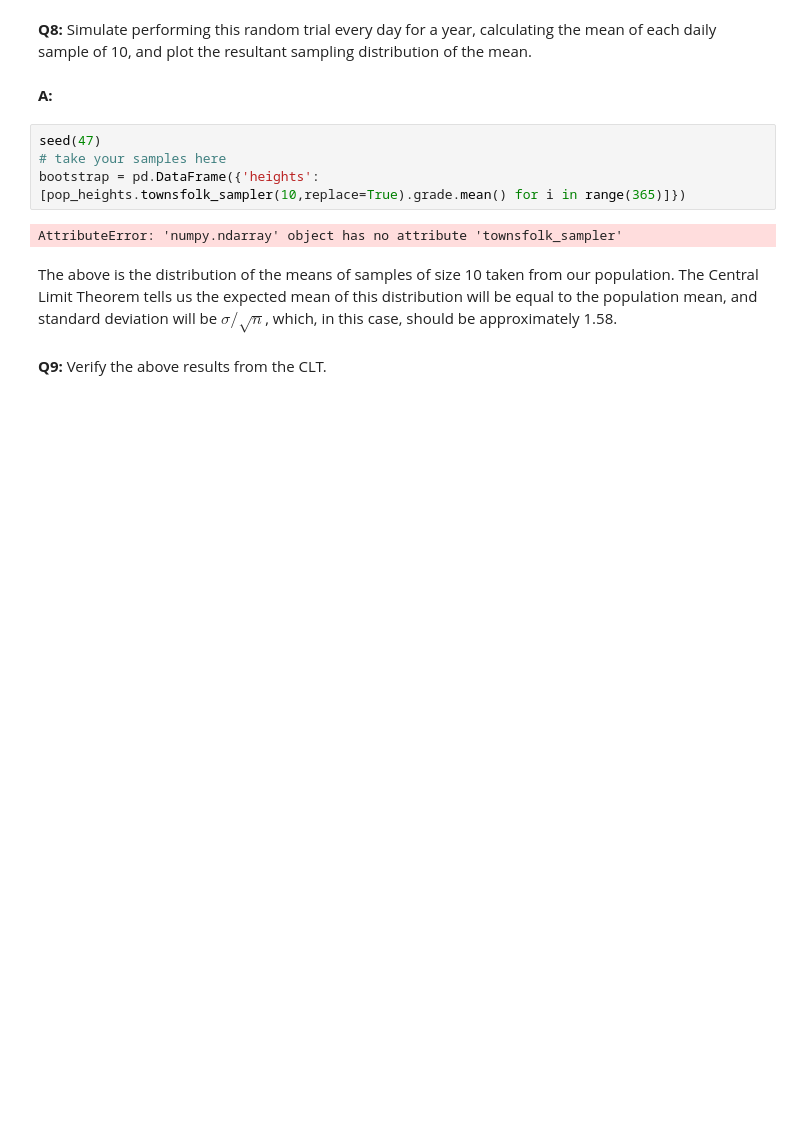
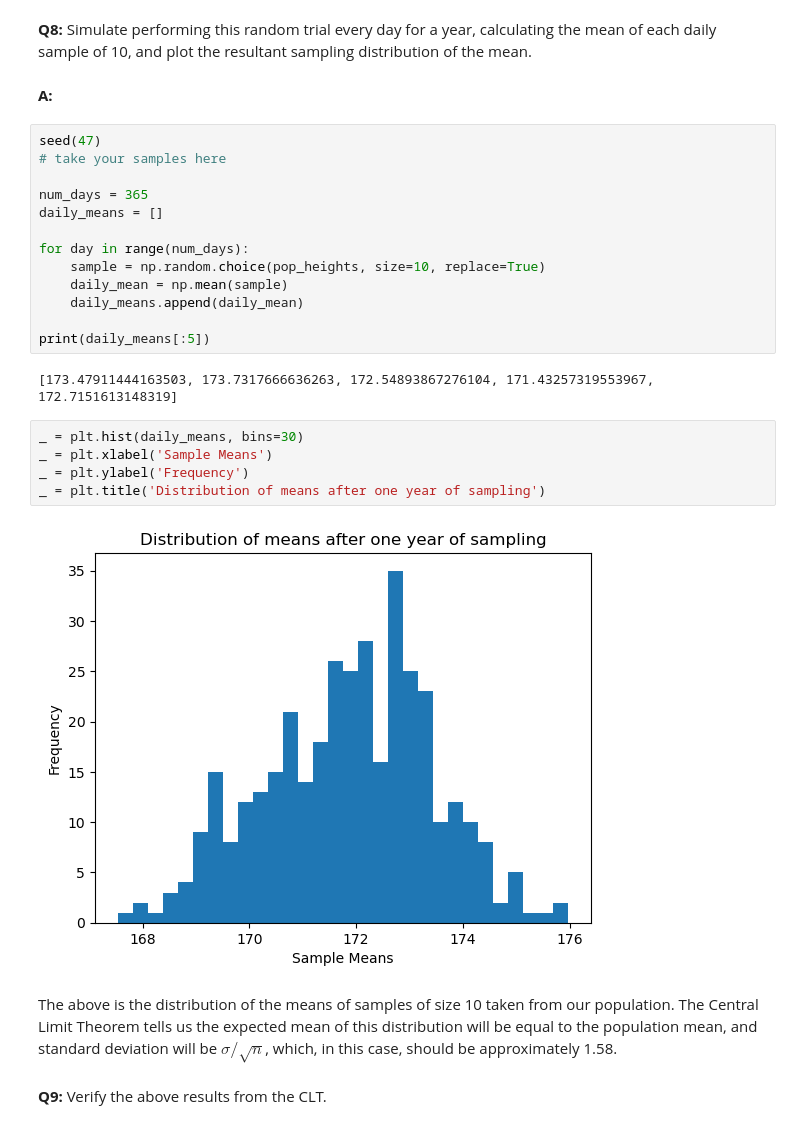
Before and after one commit to AngeliqueAlex/Frequentist-Case-Study, a Jupyter notebook: Frequentist Inference Case Study - Part A (3).ipynb, the cells around one changed output. Saved outputs shown, nothing was run; the diff lists cells and outputs as text; blank space fills up the shorter version.

```diff
--- a/Frequentist Inference Case Study - Part A (3).ipynb
+++ b/Frequentist Inference Case Study - Part A (3).ipynb
@@ -218,12 +218,28 @@ np.mean(daily_sample2)
 __Q8:__ Simulate performing this random trial every day for a year, calculating the mean of each daily sample of 10, and plot the resultant sampling distribution of the mean.
 # %% [markdown]
 __A:__
-# %%
-seed(47)
-# take your samples here
-bootstrap = pd.DataFrame({'heights': [pop_heights.townsfolk_sampler(10,replace=True).grade.mean() for i in range(365)]})
-# %% [output]
-AttributeError: 'numpy.ndarray' object has no attribute 'townsfolk_sampler'
+# %%
+seed(47)
+# take your samples here
+
+num_days = 365
+daily_means = []
+
+for day in range(num_days):
+    sample = np.random.choice(pop_heights, size=10, replace=True)
+    daily_mean = np.mean(sample)
+    daily_means.append(daily_mean)
+
+print(daily_means[:5])
+# %% [output]
+[173.47911444163503, 173.7317666636263, 172.54893867276104, 171.43257319553967, 172.7151613148319]
+# %%
+_ = plt.hist(daily_means, bins=30)
+_ = plt.xlabel('Sample Means')
+_ = plt.ylabel('Frequency')
+_ = plt.title('Distribution of means after one year of sampling')
+# %% [output]
+[figure, added]
 # %% [markdown]
 The above is the distribution of the means of samples of size 10 taken from our population. The Central Limit Theorem tells us the expected mean of this distribution will be equal to the population mean, and standard deviation will be $\sigma / \sqrt n$, which, in this case, should be approximately 1.58.
 # %% [markdown]
```
Also changed, not shown: parts of 21 cells of this notebook.
